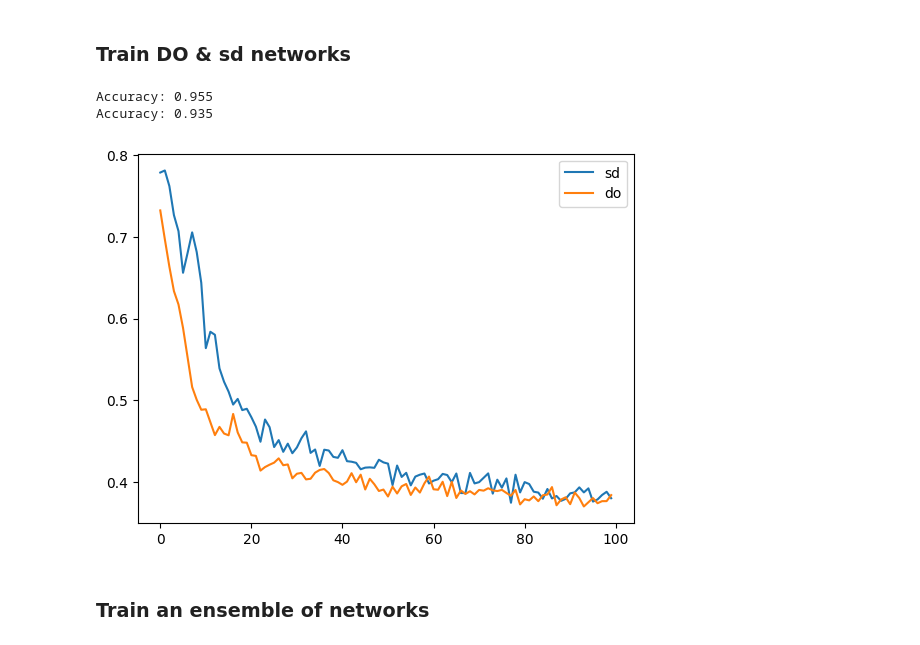
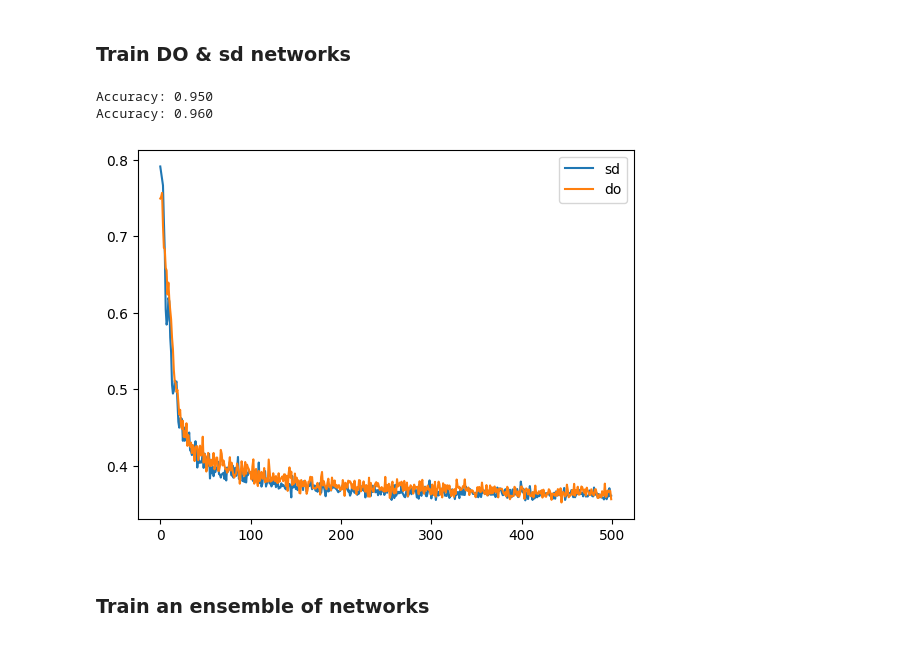
Before and after one commit to LeonY117/Bayes-Stochastic-Depth, a Jupyter notebook: notebooks/two_moon.ipynb, the cells around one changed output. Cells and saved outputs as stored; diff of their text form; code cells hidden in the pictures.

```diff
--- a/notebooks/two_moon.ipynb
+++ b/notebooks/two_moon.ipynb
@@ -92,7 +92,8 @@ class BayesianNet(nn.Module):
             print(f"Mode {mode} is not supported.")
 
     def forward(self, x: Tensor) -> Tensor:
-        self.generator.manual_seed(self.generator_seed)
+        if self.generator:
+            self.generator.manual_seed(self.generator_seed)
         self._toggle_stochastic_depth()
         self._toggle_dropout()
 
@@ -286,7 +300,7 @@ def batch_ensemble_forward(x_batch: Tensor, nets: List[nn.Module]) -> Tensor:
 ### Train DO & sd networks
 # %%
 # net:BayesianNet = DONetwork(inp=2, oup=2, N=2, d_feat=30, p=0.5)
-do_net: BayesianNet = DONetwork(inp=2, oup=2, N=5, d_feat=15, p=0.3)
+do_net: BayesianNet = DONetwork(inp=2, oup=2, N=10, d_feat=10, p=0.5)
 sd_net: BayesianNet = SdNetwork(inp=2, oup=2, N=10, d_feat=10, p=0.5)
 
 
@@ -301,38 +315,38 @@ def train(net, epochs) -> List[float]:
     for e in tqdm(range(epochs)):
         optimizer.zero_grad()
         y_logits = net(X)
         loss = criterion(y_logits.squeeze(1), Y.to(torch.long))
         loss.backward()
         optimizer.step()
 
         history.append(loss.item())
 
     return history
 
 
-history = train(sd_net, 100)
+history = train(sd_net, 500)
 plt.plot(history, label='sd')
-history = train(do_net, 100)
+history = train(do_net, 500)
 plt.plot(history, label='do')
 plt.legend()
 
 
 def eval(net):
     net.eval()
     with torch.no_grad():
         net.set_bayes_mode(False, "sd")
         y_pred = net(X).argmax(dim=1)
     return (y_pred.squeeze() == Y).sum() / len(Y)
 
 
 # plot_two_moons(X, y_pred)
 
 print(f"Accuracy: {eval(do_net):.3f}")
 print(f"Accuracy: {eval(sd_net):.3f}")
 # %% [output]
-Accuracy: 0.955
-Accuracy: 0.935
+Accuracy: 0.950
+Accuracy: 0.960
-[figure, old version]
+[figure, new version]
 # %% [markdown]
 ### Train an ensemble of networks
 # %%
```
Also changed, not shown: parts of 6 cells of this notebook.
